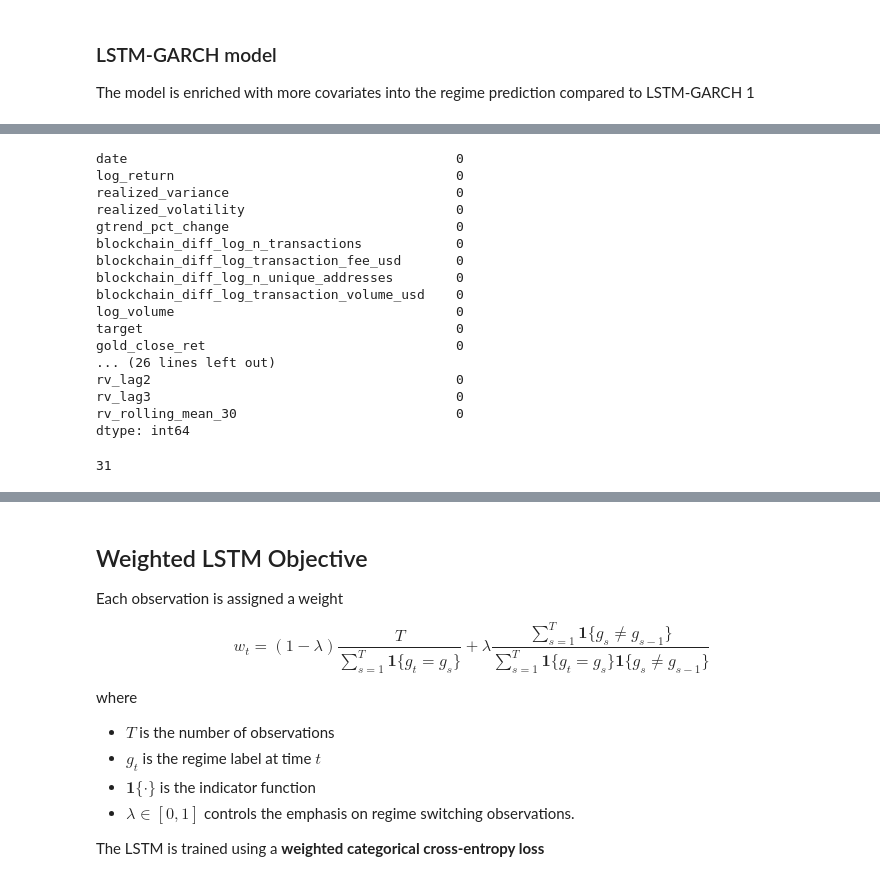
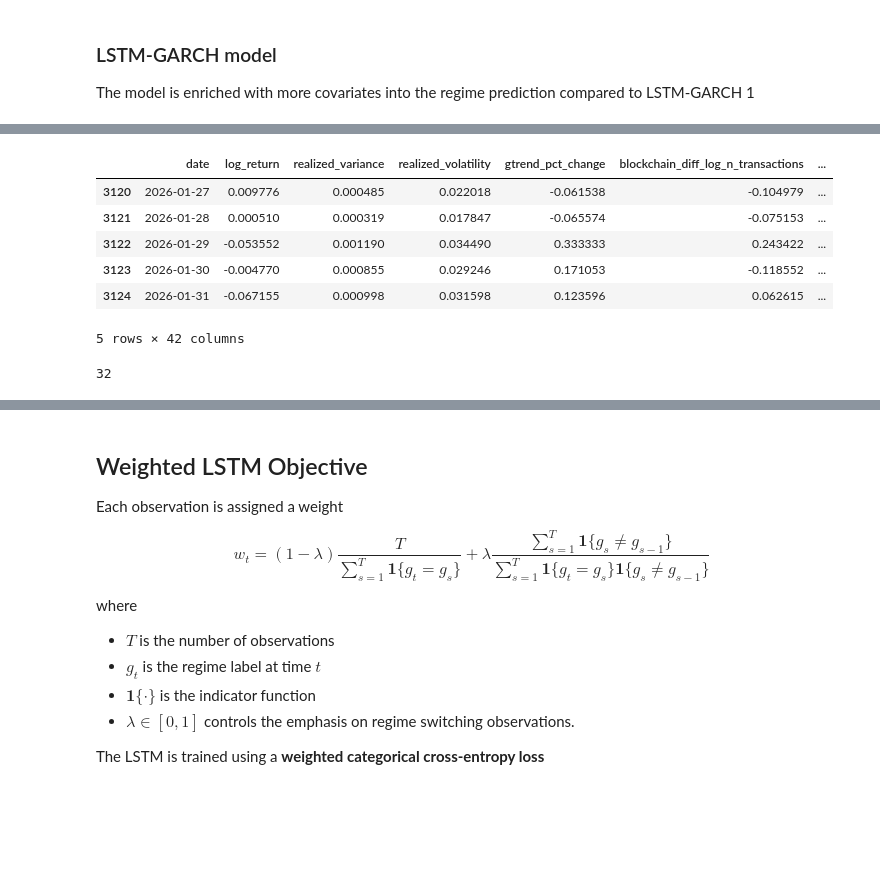
Before and after one commit to Therulow/DSE4211-GRP13, a Jupyter notebook: lstm-regimeaware/lstm_regime4.ipynb, the cells around one changed output, grey strips where cells are left out. Cells and saved outputs as stored; diff of their text form; code cells hidden in the pictures; blank space fills up the shorter version.

```diff
--- a/lstm-regimeaware/lstm_regime4.ipynb
+++ b/lstm-regimeaware/lstm_regime4.ipynb
@@ -29,11 +8,20 @@ memory usage: 1017.0+ KB
 # %%
-# lag 1,2 andd 3 of realized volatility
-df['rv_lag1'] = df['realized_volatility'].shift(1)
-df['rv_lag2'] = df['realized_volatility'].shift(2)
-df['rv_lag3'] = df['realized_volatility'].shift(3)
+df = pd.read_csv('../data/df_with_2regimes.csv')
+
+# lag 1,2 andd 3 of realized variance
+df['rv_lag1'] = df['realized_variance'].shift(1)
+df['rv_lag2'] = df['realized_variance'].shift(2)
+df['rv_lag3'] = df['realized_variance'].shift(3)
 
 # rolling mean of realized volatility over the past 30 days
-df['rv_rolling_mean_30'] = df['realized_volatility'].rolling(window=30).mean()
+df['rv_rolling_mean_30'] = df['realized_variance'].rolling(window=30).mean()
 
+# take log of realized variance
+df['log_realized_variance'] = np.log(df['realized_variance'])
+
+# drop rows with NaN values (due to lag and rolling mean)
+df = df.dropna().reset_index(drop=True)
 df.head(30)
+df.info()
+print(df.isna().sum())
 # %% [output]
@@ -58,28 +45,18 @@ df.head(30)
-# %%
-# drop rows with NaN values (due to lag and rolling mean)
-df = df.dropna().reset_index(drop=True)
-
-print(df.isna().sum())
-# %% [output]
-date                                          0
-log_return                                    0
-realized_variance                             0
-realized_volatility                           0
-gtrend_pct_change                             0
-blockchain_diff_log_n_transactions            0
-blockchain_diff_log_transaction_fee_usd       0
-blockchain_diff_log_n_unique_addresses        0
-blockchain_diff_log_transaction_volume_usd    0
-log_volume                                    0
-target                                        0
-gold_close_ret                                0
-... (26 lines left out)
-rv_lag2                                       0
-rv_lag3                                       0
-rv_rolling_mean_30                            0
-dtype: int64
+# %%
+# start from 2017-07-13
+df = df[df['date'] >= '2017-07-13'].reset_index(drop=True)
+df.head()
+df.tail()
+# %% [output]
+|  | date | log_return | realized_variance | realized_volatility | gtrend_pct_change | blockchain_diff_log_n_transactions | ... |
+| 3120 | 2026-01-27 | 0.009776 | 0.000485 | 0.022018 | -0.061538 | -0.104979 | ... |
+| 3121 | 2026-01-28 | 0.000510 | 0.000319 | 0.017847 | -0.065574 | -0.075153 | ... |
+| 3122 | 2026-01-29 | -0.053552 | 0.001190 | 0.034490 | 0.333333 | 0.243422 | ... |
+| 3123 | 2026-01-30 | -0.004770 | 0.000855 | 0.029246 | 0.171053 | -0.118552 | ... |
+| 3124 | 2026-01-31 | -0.067155 | 0.000998 | 0.031598 | 0.123596 | 0.062615 | ... |
+5 rows × 42 columns
 # %%
-x_features = ["gtrend_pct_change",
+x_features = ["log_return", "gtrend_pct_change",
     "blockchain_diff_log_n_transactions",
     "blockchain_diff_log_transaction_fee_usd",
     "blockchain_diff_log_n_unique_addresses",
@@ -106,12 +83,10 @@ x_features = ["gtrend_pct_change",
     "difficulty_chg",
     "median-confirmation-time_chg",
     "blockchain_log_mempool_count_chg",
-    "rv_lag1",
-    "rv_lag2",
-    "rv_lag3",
-    "rv_rolling_mean_30"
-    ]
+    "rv_lag1", "rv_lag2", "rv_lag3", "rv_rolling_mean_30"]
+
+
 
 print(len(x_features))
 # %% [output]
-31
+32
```
Also changed, not shown: parts of 30 cells of this notebook, 1 other file.
